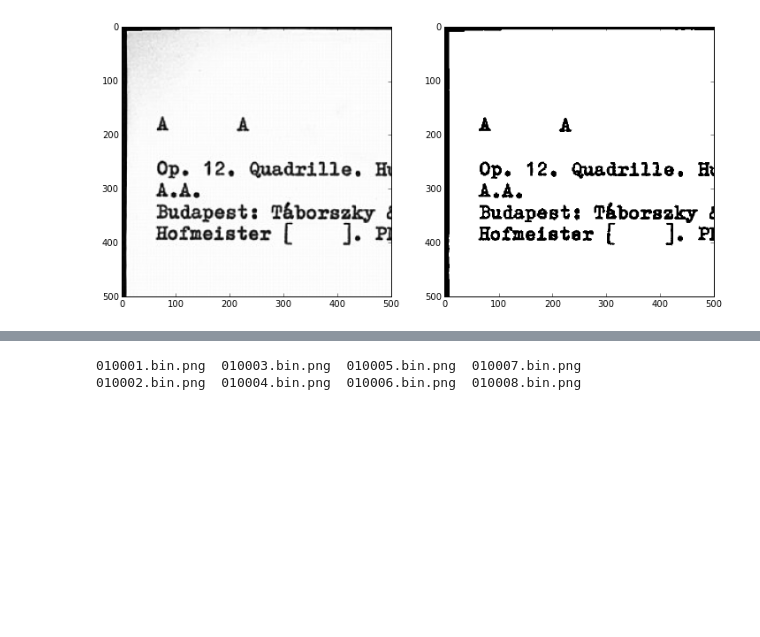
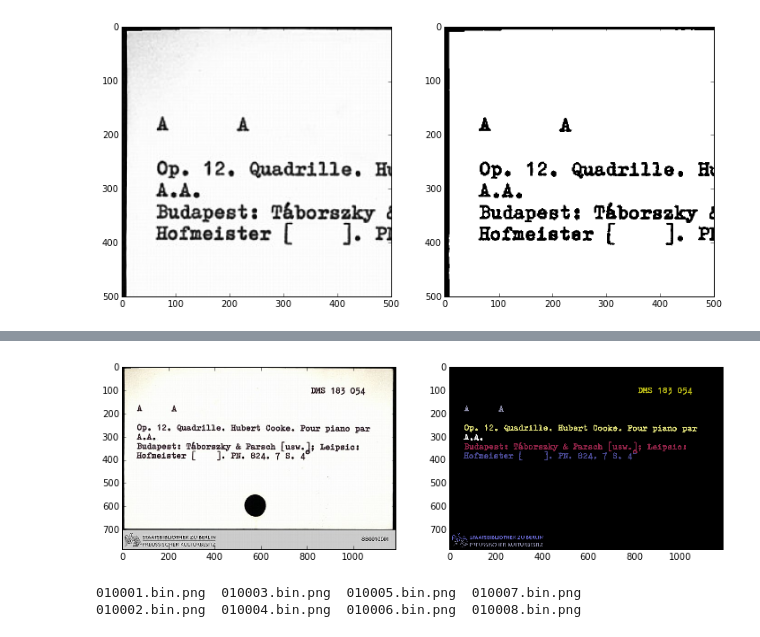
Before and after one commit to kaphka/catalog-ocr-test, a Jupyter notebook: catalog1.ipynb, the cells around one changed output, grey strips where cells are left out. Saved outputs shown, nothing was run; the diff lists cells and outputs as text; code cells hidden in the pictures; blank space fills up the shorter version.

```diff
--- a/catalog1.ipynb
+++ b/catalog1.ipynb
@@ -8,3 +10,6 @@ def displaysegs(f): morph.showlabels(ocrolib.read_line_segmentation(f))
+# %%
+original =  "catalog2-resized/00000001.png"
+binarized = "catalog2-resized/00000001.pseg.png"
 # %%
 # Bildgroesse: 600x399
 scale = 10.0 / 2.54 * 300 / 600
@@ -29,10 +47,3 @@ INFO:  estimating thresholds
 INFO:  rescaling
 INFO:  catalog2-resized/00000001.png lo-hi (0.30 1.11) angle  0.1
 INFO:  writing
-# %%
-original =  "catalog2-resized/00000001.png"
-binarized = "catalog2-resized/00000001.bin.png"
-# figsize(12,12)
-plt.figure(figsize=(12,12))
-subplot(121); display(original)
-subplot(122); display(binarized)
@@ -70,3 +81,11 @@ INFO:       7 catalog2-resized/00000001.png 23.2  8
+# %%
+
+# figsize(12,12)
+plt.figure(figsize=(12,12))
+subplot(121); display(original)
+subplot(122); displaysegs(binarized)
+# %% [output]
+[figure, added]
 # %%
 !ls catalog2-resized/00000001
 # %% [output]
```
Also changed, not shown: parts of 14 cells of this notebook, 2 other files.
